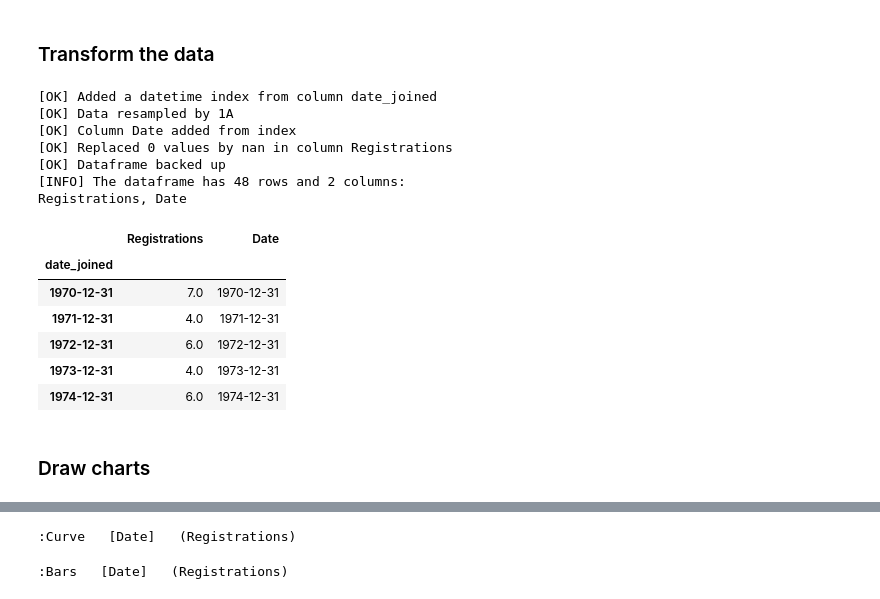
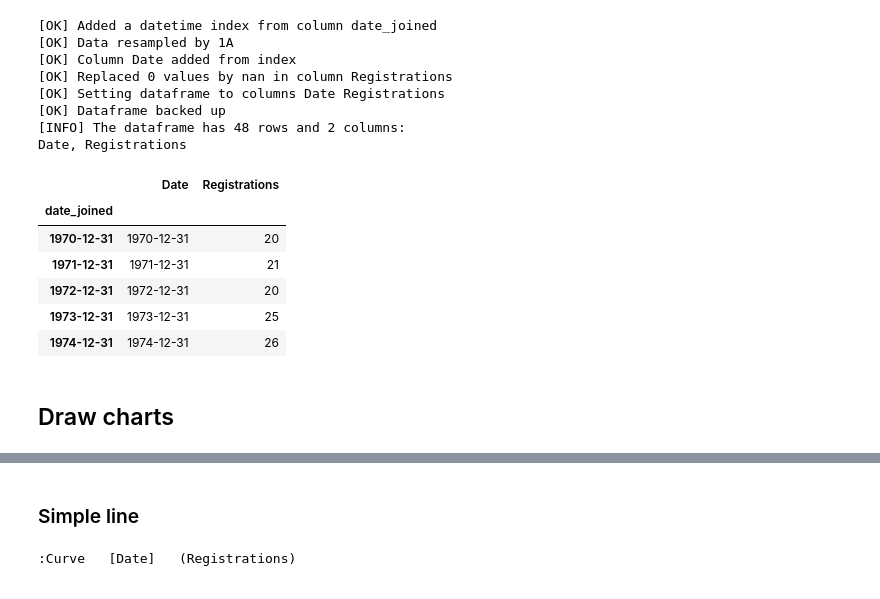
Before and after one commit to synw/dataswim-notebooks, a Jupyter notebook: User+registrations.ipynb, the cells around one changed output, grey strips where cells are left out. Saved outputs shown, nothing was run; the diff lists cells and outputs as text; code cells hidden in the pictures.

```diff
--- a/User+registrations.ipynb
+++ b/User+registrations.ipynb
@@ -51,46 +39,43 @@ username, date_joined
-# %% [markdown]
-### Transform the data
 # %%
 # Resample data by one year
 # see Pandas frequencies for units:
 # https://github.com/pandas-dev/pandas/blob/master/pandas/tseries/frequencies.py#L98
-#df = ds.resample_("1A").sum()
-ds.restore()
-ds.dateindex("date_joined")
-ds.rsum("1A", num_col="Registrations", index_col="Date")
+# try "1D" for one day
+ds.rsum("1A", dateindex="date_joined", num_col="Registrations", index_col="Date")
+# Convert nulls to zeros
 ds.zero_nan("Registrations")
+# Keep only the fields we need
+ds.keep("Date", "Registrations")
 ds.backup()
 ds.show()
 # %% [output]
 [OK] Added a datetime index from column date_joined
 [OK] Data resampled by 1A
 [OK] Column Date added from index
 [OK] Replaced 0 values by nan in column Registrations
+[OK] Setting dataframe to columns Date Registrations
 [OK] Dataframe backed up
 [INFO] The dataframe has 48 rows and 2 columns:
-Registrations, Date
+Date, Registrations
-|  | Registrations | Date |
+|  | Date | Registrations |
 | date_joined |  |  |
-| 1970-12-31 | 7.0 | 1970-12-31 |
-| 1971-12-31 | 4.0 | 1971-12-31 |
-| 1972-12-31 | 6.0 | 1972-12-31 |
-| 1973-12-31 | 4.0 | 1973-12-31 |
-| 1974-12-31 | 6.0 | 1974-12-31 |
+| 1970-12-31 | 1970-12-31 | 20 |
+| 1971-12-31 | 1971-12-31 | 21 |
+| 1972-12-31 | 1972-12-31 | 20 |
+| 1973-12-31 | 1973-12-31 | 25 |
+| 1974-12-31 | 1974-12-31 | 26 |
 # %% [markdown]
-### Draw charts
+## Draw charts
 # %%
 import holoviews as hv
 hv.extension('bokeh')
 # %% [output]
 [interactive output not drawn]
 [interactive output not drawn]
+# %% [markdown]
+### Simple line
 # %%
 ds.chart("Date", "Registrations", label="Registrations")
 ds.line_()
 # %% [output]
 :Curve   [Date]   (Registrations)
-# %%
-ds.style(dict(color="green"))
-ds.bar_()
-# %% [output]
-:Bars   [Date]   (Registrations)
```
Also changed, not shown: parts of 14 cells of this notebook, 3 other files.
